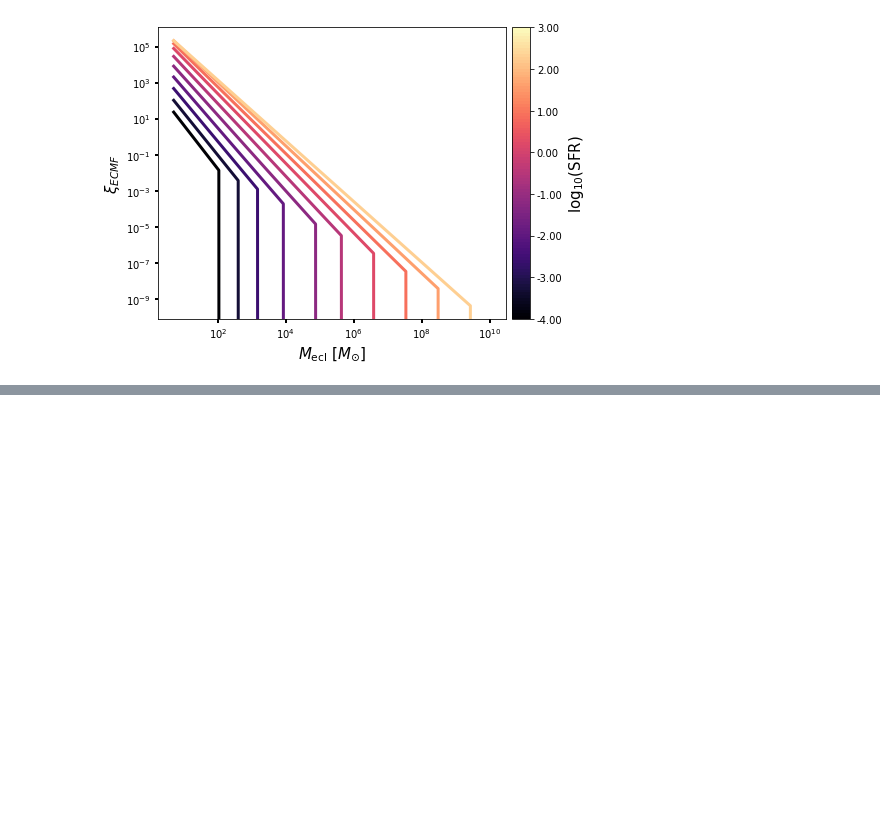
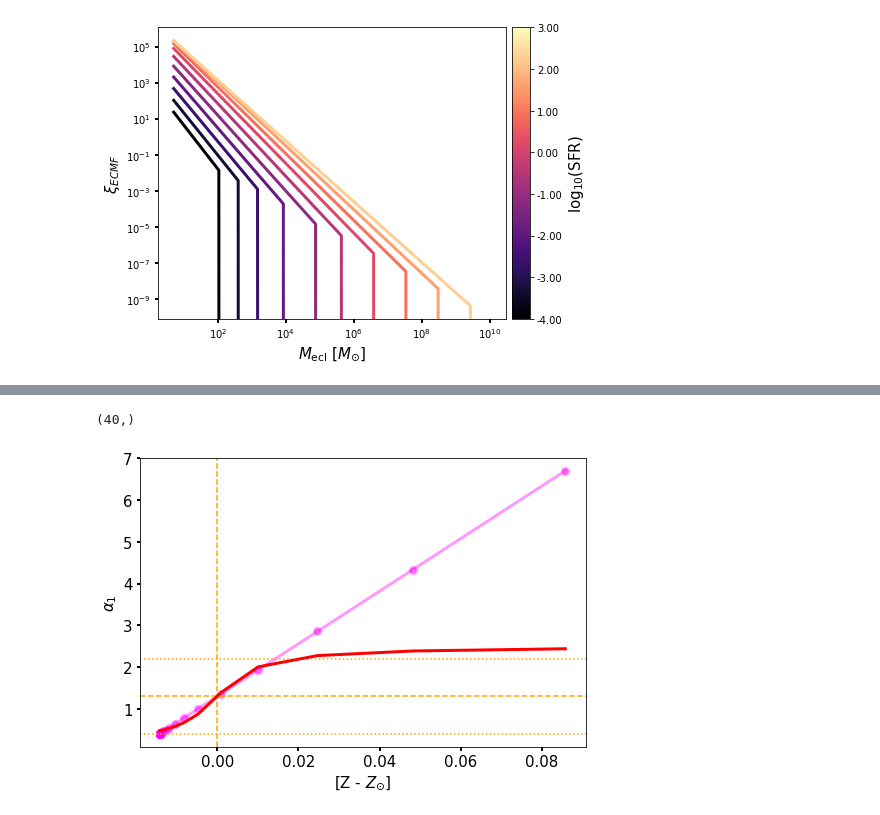
Before and after one commit to egjergo/pyIGIMF, a Jupyter notebook: _scratch/IGIMF4_explore.ipynb, the cells around one changed output, grey strips where cells are left out. Drawn from its saved outputs; the diff is of its cells as text; code cells hidden in the pictures; blank space fills up the shorter version.

```diff
--- a/_scratch/IGIMF4_explore.ipynb
+++ b/_scratch/IGIMF4_explore.ipynb
@@ -193,0 +325,8 @@ igimf4_obj.IMF_plots(mstar_v, IMF_v_list, Mecl_v, k_idx, metal_mass_fraction)
+# %%
+Z_massfrac_v.shape
+# %% [output]
+(40,)
+# %%
+alpha1_Z_plot(Z_massfrac_v, alpha1_Z_list)
+# %% [output]
+[figure, added]
```
Also changed, not shown: parts of 22 cells of this notebook, 27 other files.
